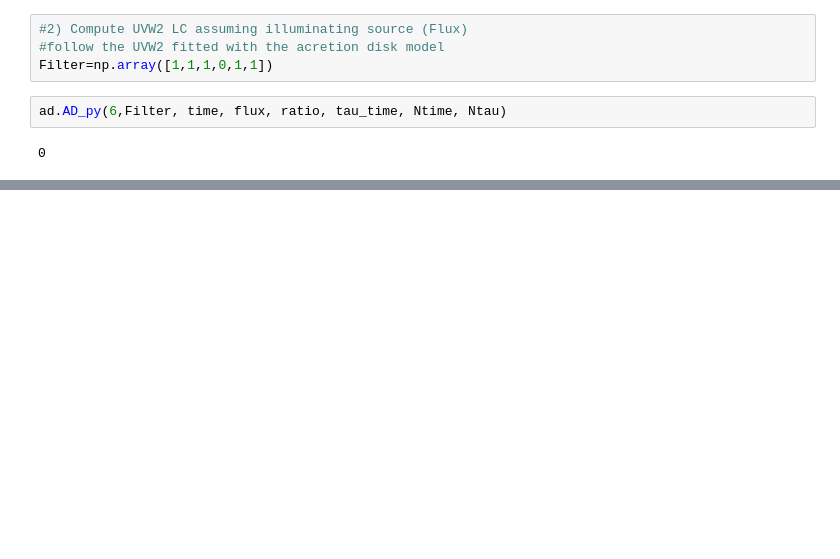
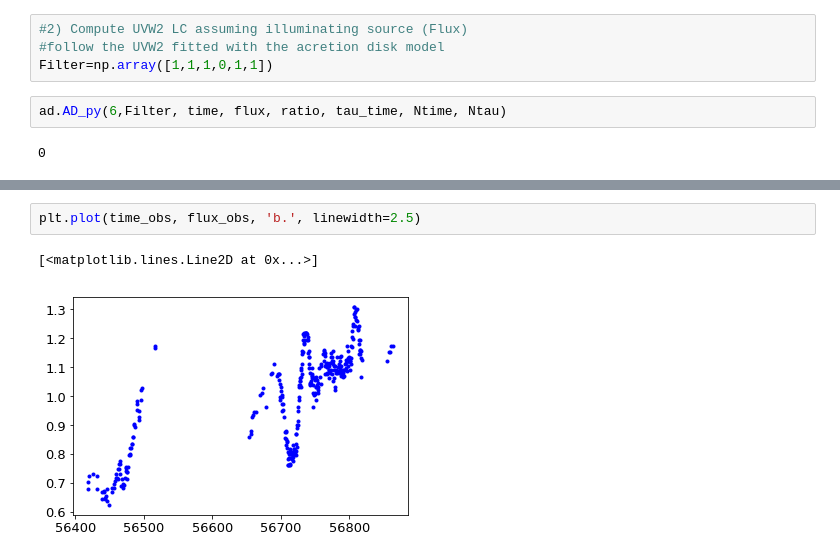
Before and after one commit to husnedereli/Reprocessing_disk, a Jupyter notebook: Compute_UVW2_LC_fitted_with_ADmodel.ipynb, the cells around one changed output, grey strips where cells are left out. Drawn from its saved outputs; the diff is of its cells as text; blank space fills up the shorter version.

```diff
--- a/Compute_UVW2_LC_fitted_with_ADmodel.ipynb
+++ b/Compute_UVW2_LC_fitted_with_ADmodel.ipynb
@@ -163 +169,6 @@ plt.plot(time_obs, flux_obs, 'b.', linewidth=2.5)
+# %%
+plt.plot(time_obs, flux_obs, 'b.', linewidth=2.5)
+# %% [output]
+[<matplotlib.lines.Line2D at 0x...>]
+[figure, added]
 # %%
```
Also changed, not shown: parts of 9 cells of this notebook, 4 other files.
